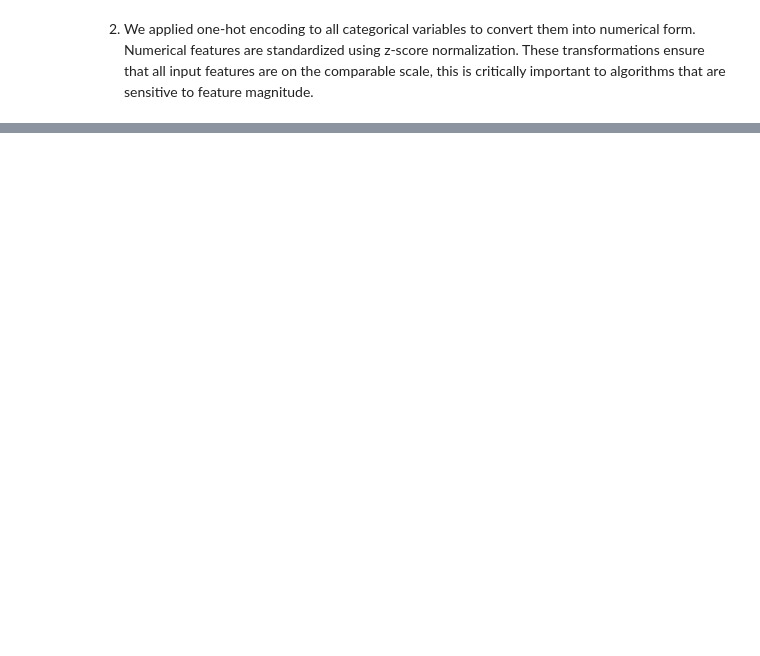
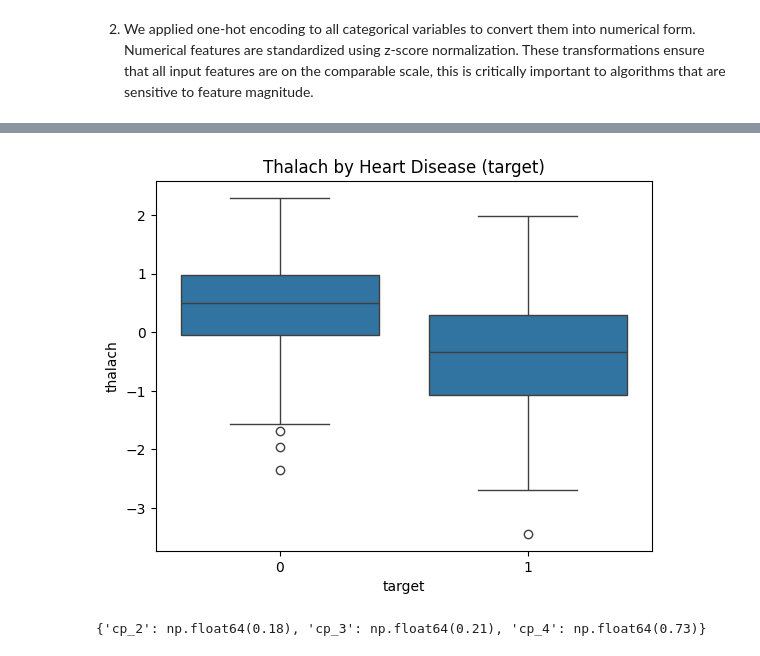
Before and after one commit to qus8/stats3da-assignment6, a Jupyter notebook: assignment6.ipynb, the cells around one changed output, grey strips where cells are left out. Drawn from its saved outputs; the diff is of its cells as text; code cells hidden in the pictures; blank space fills up the shorter version.

```diff
--- a/assignment6.ipynb
+++ b/assignment6.ipynb
@@ -51,3 +126,24 @@ df[numerical_cols] = scaler.fit_transform(df[numerical_cols])
 #4
 df['target'] = df['num'].apply(lambda x: 1 if x > 0 else 0)
 df.drop(columns='num', inplace=True)
+# %%
+#5
+import seaborn as sns
+import matplotlib.pyplot as plt
+
+# boxplot
+sns.boxplot(data=df, x='target', y='thalach')
+plt.title("Thalach by Heart Disease (target)")
+plt.show()
+
+# Groupby analysis: average heart disease rate by chest pain type
+cp_target_means = {}
+
+for col in ['cp_2', 'cp_3', 'cp_4']:
+    mean_val = df[df[col] == 1]['target'].mean()
+    cp_target_means[col] = round(mean_val, 2)
+
+print(cp_target_means)
+# %% [output]
+[figure, added]
+{'cp_2': np.float64(0.18), 'cp_3': np.float64(0.21), 'cp_4': np.float64(0.73)}
```
Also changed, not shown: parts of 5 cells of this notebook.
